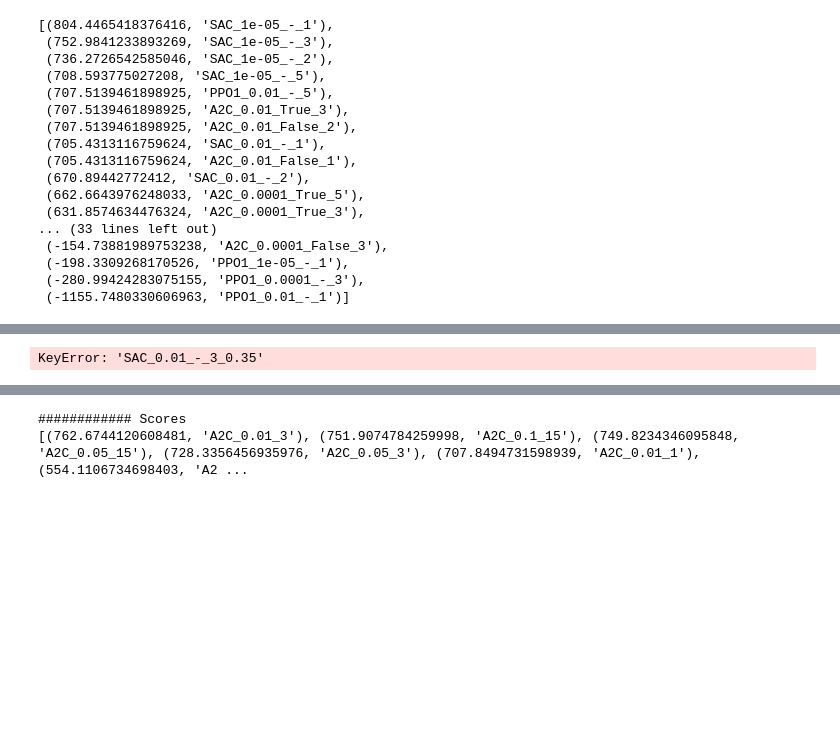
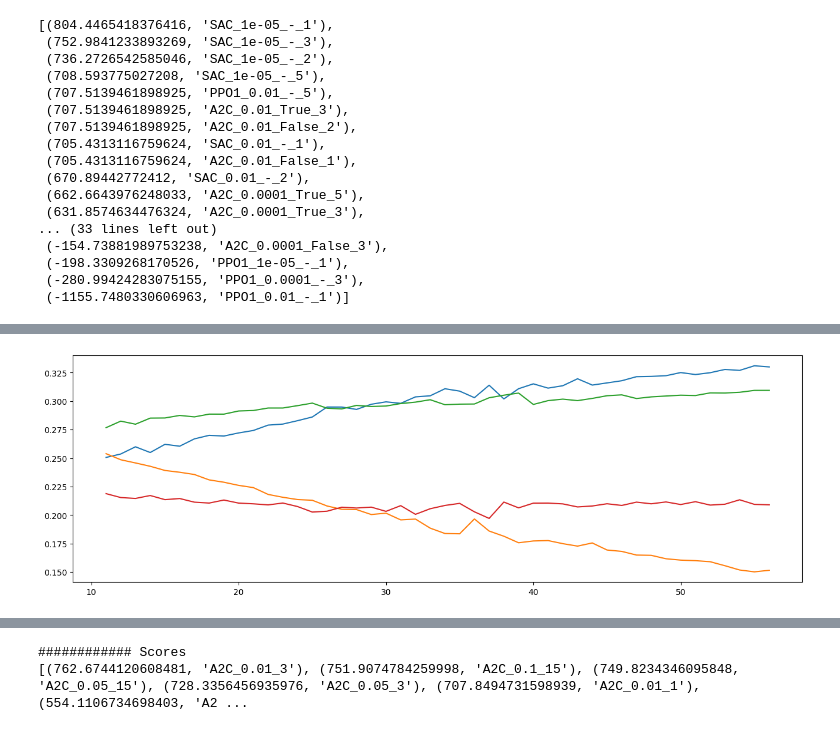
Before and after one commit to CriticalNameError/beastfolio, a Jupyter notebook: data_exploration.ipynb, the cells around one changed output, grey strips where cells are left out. Drawn from its saved outputs; the diff is of its cells as text; code cells hidden in the pictures; blank space fills up the shorter version.

```diff
--- a/data_exploration.ipynb
+++ b/data_exploration.ipynb
@@ -879,17 +883,18 @@ IndexError: list index out of range
 # %%
 
 vals = []
 for i in [0,1,2,3]:
     over_time_sp500 = []
     for current_point_in_time in range(11,57):
-        action = models_1[mdls[1]].predict(env.get_current_observation(current_point_in_time,5, 5), deterministic=True)
+        action = models_1[mdls[0]].predict(env.get_current_observation(current_point_in_time,5, 5), deterministic=True)
         over_time_sp500.append(action[0][i]/action[0].sum())
     vals.append(over_time_sp500)
     #print("action is: {}".format(action))
 
     plt.plot(range(11,57),over_time_sp500)
+    #plt.savefig('f_{}_scatter_risk_dep_allocs.pdf'.format(mdl), bbox_inches='tight' )
 # %% [output]
-KeyError: 'SAC_0.01_-_3_0.35'
+[figure, added]
 # %%
 # FINE TUNING FOR A2C, SAC, DDPG
 # Training Environment
```
Also changed, not shown: parts of 9 cells of this notebook, 19 other files.
